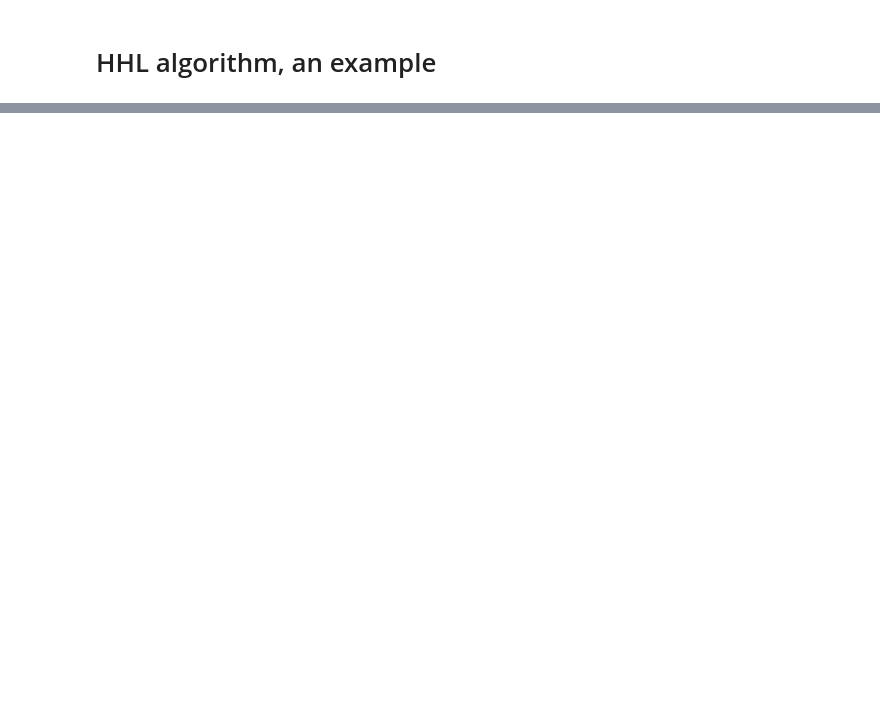
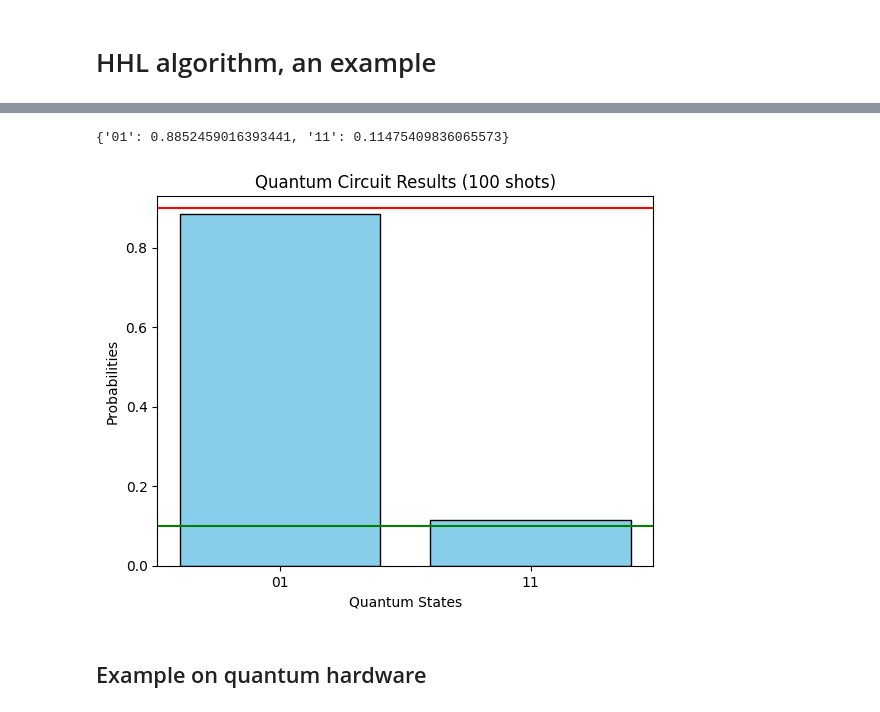
Before and after one commit to marcogalliani/hhl, a Jupyter notebook: hhl_example.ipynb, the cells around one changed output, grey strips where cells are left out. Drawn from its saved outputs; the diff is of its cells as text; code cells hidden in the pictures; blank space fills up the shorter version.

```diff
--- a/hhl_example.ipynb
+++ b/hhl_example.ipynb
@@ -54,0 +100,19 @@ plt.show()
+# %%
+# Conditional probabilities
+conditional = {o: p / p_anc1 for o, p in success_probs.items()} if p_anc1 > 0 else {}
+print(conditional)
+
+plt.bar(conditional.keys(), conditional.values(), color='skyblue', edgecolor='black')
+plt.axhline(y=x_cl_norm[0]**2, color='r', linestyle='-')
+plt.axhline(y=x_cl_norm[1]**2, color='g', linestyle='-')
+plt.xlabel('Quantum States')
+plt.ylabel('Probabilities')
+plt.title('Quantum Circuit Results (100 shots)')
+
+plt.savefig("docs/beamer-slides/plots/emulator-conditional-anc1.jpeg", dpi=300, bbox_inches='tight')
+plt.show()
+# %% [output]
+{'01': 0.8852459016393441, '11': 0.11475409836065573}
+[figure, added]
+# %% [markdown]
+## Example on quantum hardware
```
Also changed, not shown: parts of 14 cells of this notebook, 28 other files.
